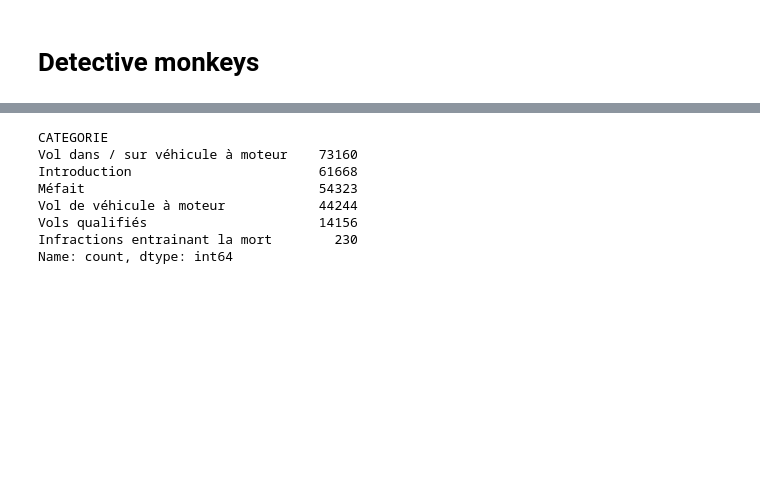
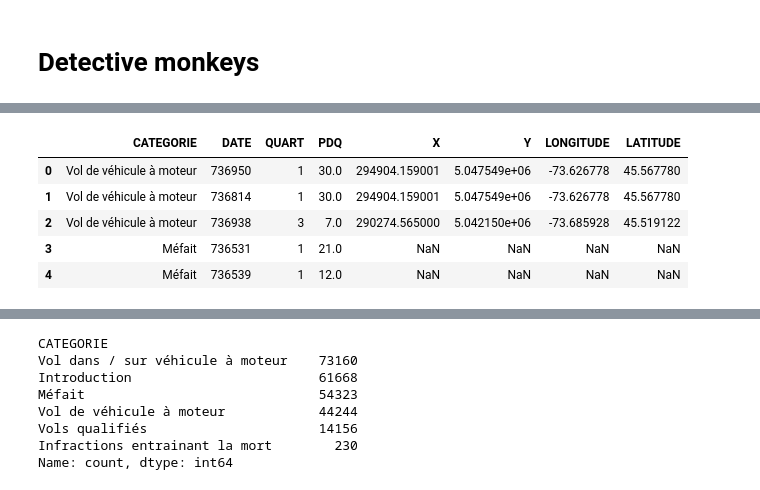
Before and after one commit to tyleryy/DetectiveMonkeys, a Jupyter notebook: datathon/notebook.ipynb, the cells around one changed output, grey strips where cells are left out. Cells and saved outputs as stored; diff of their text form; code cells hidden in the pictures; blank space fills up the shorter version.

```diff
--- a/datathon/notebook.ipynb
+++ b/datathon/notebook.ipynb
@@ -30,3 +37,26 @@ df.head()
+# %%
+quart_map = {
+    'jour': 1,
+    'soir': 2,
+    'nuit': 3
+}
+
+
+df['QUART'] = df['QUART'].map(quart_map)
+
+df['DATE'] = pd.to_datetime(df['DATE'], format='%Y-%m-%d')
+
+# Convert date to ordinal
+df['DATE'] = df['DATE'].apply(lambda x: x.toordinal())
+
+df.head()
+# %% [output]
+|  | CATEGORIE | DATE | QUART | PDQ | X | Y | LONGITUDE | LATITUDE |
+| 0 | Vol de véhicule à moteur | 736950 | 1 | 30.0 | 294904.159001 | 5.047549e+06 | -73.626778 | 45.567780 |
+| 1 | Vol de véhicule à moteur | 736814 | 1 | 30.0 | 294904.159001 | 5.047549e+06 | -73.626778 | 45.567780 |
+| 2 | Vol de véhicule à moteur | 736938 | 3 | 7.0 | 290274.565000 | 5.042150e+06 | -73.685928 | 45.519122 |
+| 3 | Méfait | 736531 | 1 | 21.0 | NaN | NaN | NaN | NaN |
+| 4 | Méfait | 736539 | 1 | 12.0 | NaN | NaN | NaN | NaN |
 # %%
 # Summarize the data
 df.describe()
```
Also changed, not shown: parts of 13 cells of this notebook, 2 other files.
